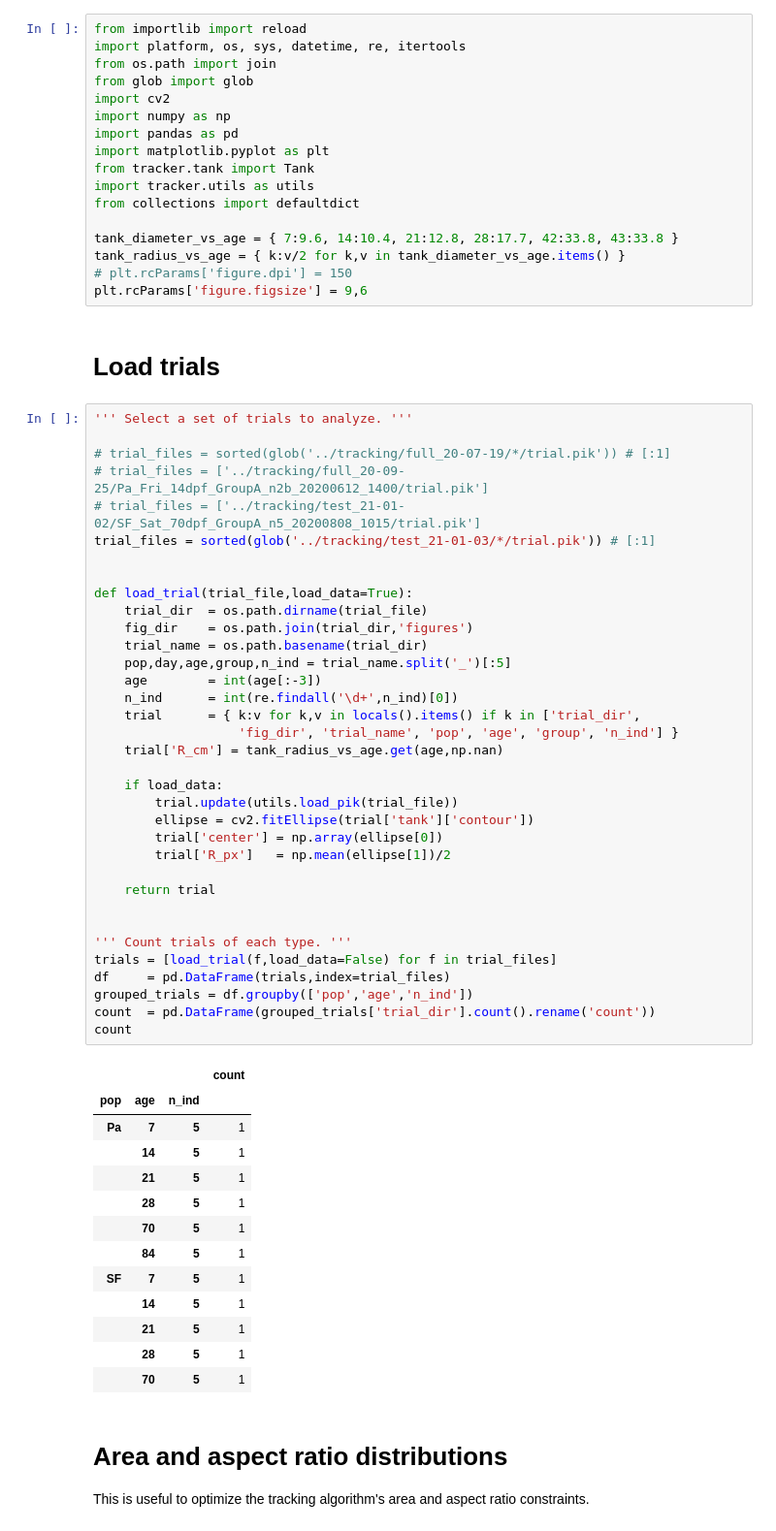
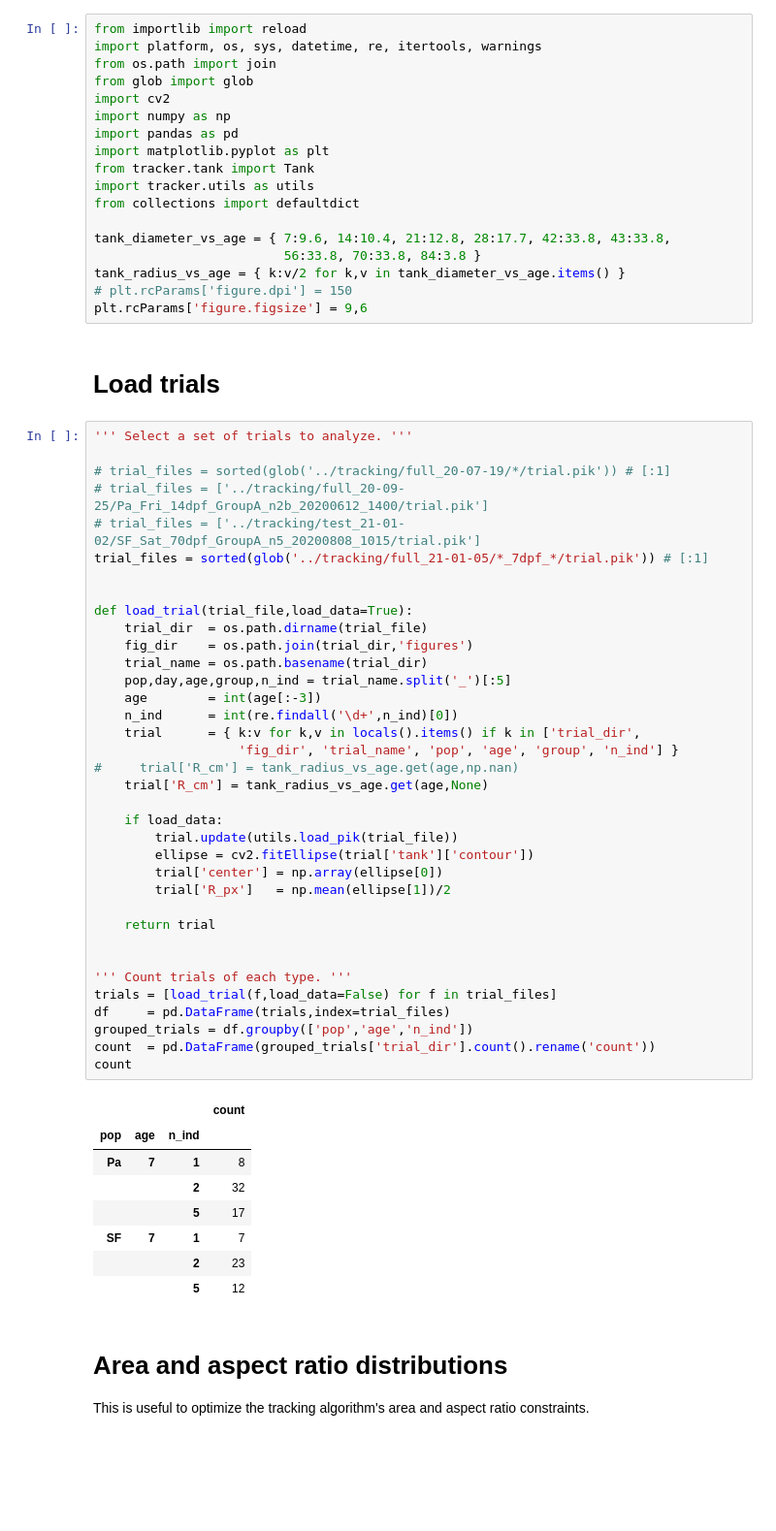
Before and after one commit to yffily/trilab-tracker, a Jupyter notebook: analyze.ipynb, the cells around one changed output. Shown at 97% size. Drawn from its saved outputs; the diff is of its cells as text; blank space fills up the shorter version.

```diff
--- a/analyze.ipynb
+++ b/analyze.ipynb
@@ -1,6 +1,6 @@
 # %%
 from importlib import reload
-import platform, os, sys, datetime, re, itertools
+import platform, os, sys, datetime, re, itertools, warnings
 from os.path import join
 from glob import glob
 import cv2
@@ -11,7 +11,8 @@ from tracker.tank import Tank
 import tracker.utils as utils
 from collections import defaultdict
 
-tank_diameter_vs_age = { 7:9.6, 14:10.4, 21:12.8, 28:17.7, 42:33.8, 43:33.8 }
+tank_diameter_vs_age = { 7:9.6, 14:10.4, 21:12.8, 28:17.7, 42:33.8, 43:33.8,
+                         56:33.8, 70:33.8, 84:3.8 }
 tank_radius_vs_age = { k:v/2 for k,v in tank_diameter_vs_age.items() }
 # plt.rcParams['figure.dpi'] = 150
 plt.rcParams['figure.figsize'] = 9,6
@@ -23,49 +24,45 @@ plt.rcParams['figure.figsize'] = 9,6
 # trial_files = sorted(glob('../tracking/full_20-07-19/*/trial.pik')) # [:1]
 # trial_files = ['../tracking/full_20-09-25/Pa_Fri_14dpf_GroupA_n2b_20200612_1400/trial.pik']
 # trial_files = ['../tracking/test_21-01-02/SF_Sat_70dpf_GroupA_n5_20200808_1015/trial.pik']
-trial_files = sorted(glob('../tracking/test_21-01-03/*/trial.pik')) # [:1]
+trial_files = sorted(glob('../tracking/full_21-01-05/*_7dpf_*/trial.pik')) # [:1]
 
 
 def load_trial(trial_file,load_data=True):
     trial_dir  = os.path.dirname(trial_file)
     fig_dir    = os.path.join(trial_dir,'figures')
     trial_name = os.path.basename(trial_dir)
     pop,day,age,group,n_ind = trial_name.split('_')[:5]
     age        = int(age[:-3])
     n_ind      = int(re.findall('\d+',n_ind)[0])
     trial      = { k:v for k,v in locals().items() if k in ['trial_dir',
                    'fig_dir', 'trial_name', 'pop', 'age', 'group', 'n_ind'] }
-    trial['R_cm'] = tank_radius_vs_age.get(age,np.nan)
+#     trial['R_cm'] = tank_radius_vs_age.get(age,np.nan)
+    trial['R_cm'] = tank_radius_vs_age.get(age,None)
 
     if load_data:
         trial.update(utils.load_pik(trial_file))
         ellipse = cv2.fitEllipse(trial['tank']['contour'])
         trial['center'] = np.array(ellipse[0])
         trial['R_px']   = np.mean(ellipse[1])/2
 
     return trial
 
 
 ''' Count trials of each type. '''
 trials = [load_trial(f,load_data=False) for f in trial_files]
 df     = pd.DataFrame(trials,index=trial_files)
 grouped_trials = df.groupby(['pop','age','n_ind'])
 count  = pd.DataFrame(grouped_trials['trial_dir'].count().rename('count'))
 count
 # %% [output]
 |  |  |  | count |
 | pop | age | n_ind |  |
-| Pa | 7 | 5 | 1 |
-|  | 14 | 5 | 1 |
-|  | 21 | 5 | 1 |
-|  | 28 | 5 | 1 |
-|  | 70 | 5 | 1 |
-|  | 84 | 5 | 1 |
-| SF | 7 | 5 | 1 |
-|  | 14 | 5 | 1 |
-|  | 21 | 5 | 1 |
-|  | 28 | 5 | 1 |
-|  | 70 | 5 | 1 |
+| Pa | 7 | 1 | 8 |
+|  |  | 2 | 32 |
+|  |  | 5 | 17 |
+| SF | 7 | 1 | 7 |
+|  |  | 2 | 23 |
+|  |  | 5 | 12 |
 # %% [markdown]
 # Area and aspect ratio distributions
 
```
Also changed, not shown: parts of 14 cells of this notebook, 7 other files.
